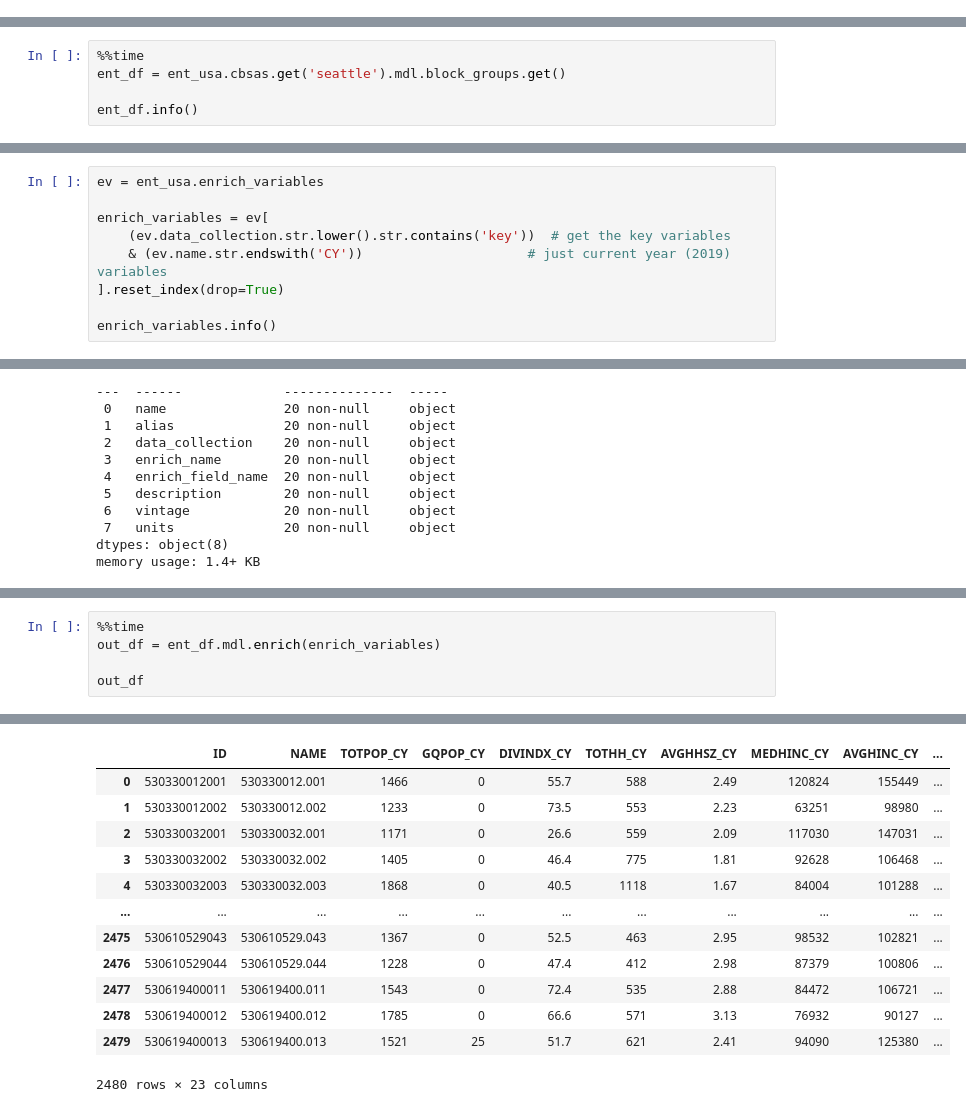
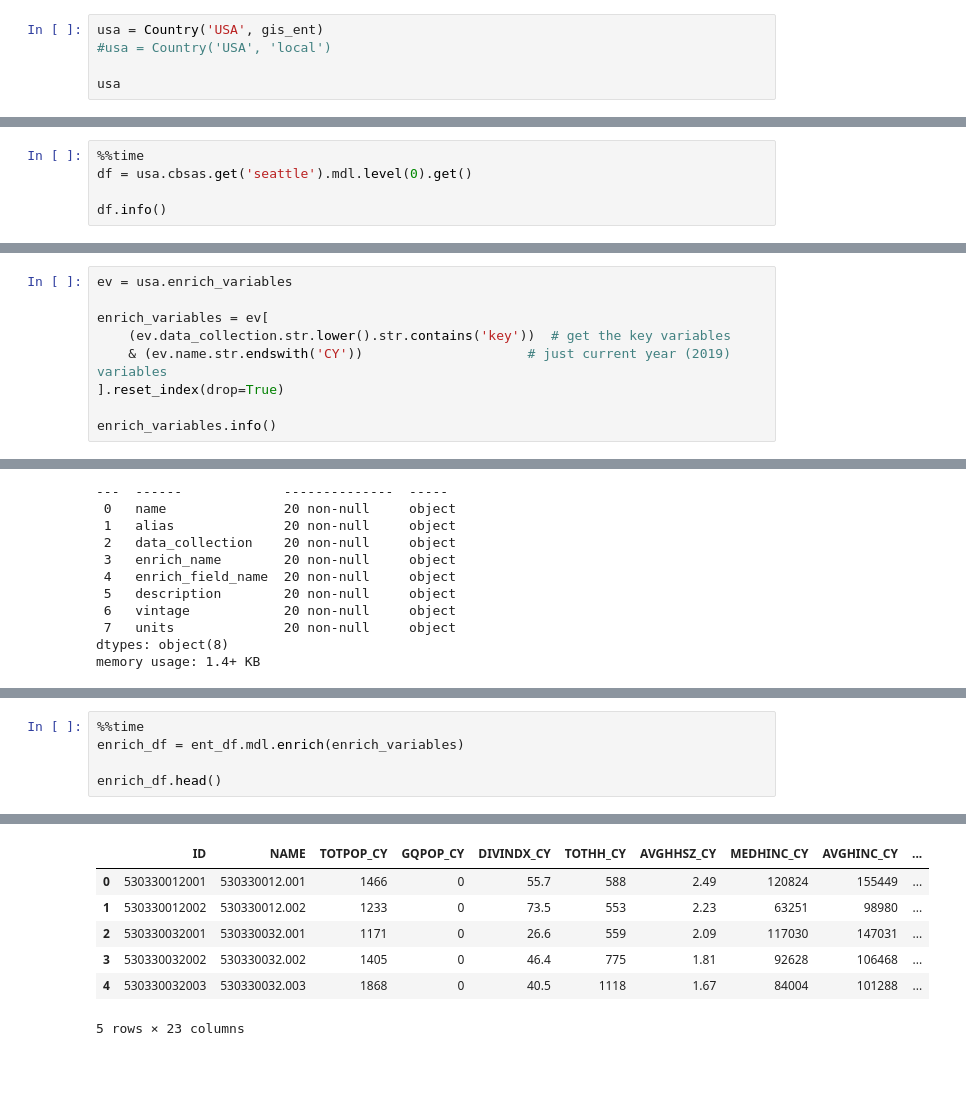
Before and after one commit to knu2xs/demographic-modeling, a Jupyter notebook: notebooks/stash/modeling-exp01.ipynb, the cells around one changed output, grey strips where cells are left out. Drawn from its saved outputs; the diff is of its cells as text; blank space fills up the shorter version.

```diff
--- a/notebooks/stash/modeling-exp01.ipynb
+++ b/notebooks/stash/modeling-exp01.ipynb
@@ -27,0 +24,5 @@ ent_usa
+# %%
+usa = Country('USA', gis_ent)
+#usa = Country('USA', 'local')
+
+usa
@@ -28,8 +86,8 @@ ent_usa
 # %%
 %%time
-ent_df = ent_usa.cbsas.get('seattle').mdl.block_groups.get()
+df = usa.cbsas.get('seattle').mdl.level(0).get()
 
-ent_df.info()
+df.info()
 # %% [output]
 <class 'pandas.core.frame.DataFrame'>
 RangeIndex: 2480 entries, 0 to 2479
@@ -45,5 +103,5 @@ Wall time: 4.63 s
 # %%
-ev = ent_usa.enrich_variables
+ev = usa.enrich_variables
 
 enrich_variables = ev[
     (ev.data_collection.str.lower().str.contains('key'))  # get the key variables
@@ -79,6 +137,6 @@ enrich_variables.sample(5)
 # %%
 %%time
-out_df = ent_df.mdl.enrich(enrich_variables)
+enrich_df = ent_df.mdl.enrich(enrich_variables)
 
-out_df
+enrich_df.head()
 # %% [output]
@@ -86,13 +144,7 @@ Wall time: 11.6 s
 |  | ID | NAME | TOTPOP_CY | GQPOP_CY | DIVINDX_CY | TOTHH_CY | AVGHHSZ_CY | MEDHINC_CY | AVGHINC_CY | ... |
 | 0 | 530330012001 | 530330012.001 | 1466 | 0 | 55.7 | 588 | 2.49 | 120824 | 155449 | ... |
 | 1 | 530330012002 | 530330012.002 | 1233 | 0 | 73.5 | 553 | 2.23 | 63251 | 98980 | ... |
 | 2 | 530330032001 | 530330032.001 | 1171 | 0 | 26.6 | 559 | 2.09 | 117030 | 147031 | ... |
 | 3 | 530330032002 | 530330032.002 | 1405 | 0 | 46.4 | 775 | 1.81 | 92628 | 106468 | ... |
 | 4 | 530330032003 | 530330032.003 | 1868 | 0 | 40.5 | 1118 | 1.67 | 84004 | 101288 | ... |
-| ... | ... | ... | ... | ... | ... | ... | ... | ... | ... | ... |
-| 2475 | 530610529043 | 530610529.043 | 1367 | 0 | 52.5 | 463 | 2.95 | 98532 | 102821 | ... |
-| 2476 | 530610529044 | 530610529.044 | 1228 | 0 | 47.4 | 412 | 2.98 | 87379 | 100806 | ... |
-| 2477 | 530619400011 | 530619400.011 | 1543 | 0 | 72.4 | 535 | 2.88 | 84472 | 106721 | ... |
-| 2478 | 530619400012 | 530619400.012 | 1785 | 0 | 66.6 | 571 | 3.13 | 76932 | 90127 | ... |
-| 2479 | 530619400013 | 530619400.013 | 1521 | 25 | 51.7 | 621 | 2.41 | 94090 | 125380 | ... |
-2480 rows × 23 columns
+5 rows × 23 columns
```
Also changed, not shown: parts of 12 cells of this notebook, 1 other file.
